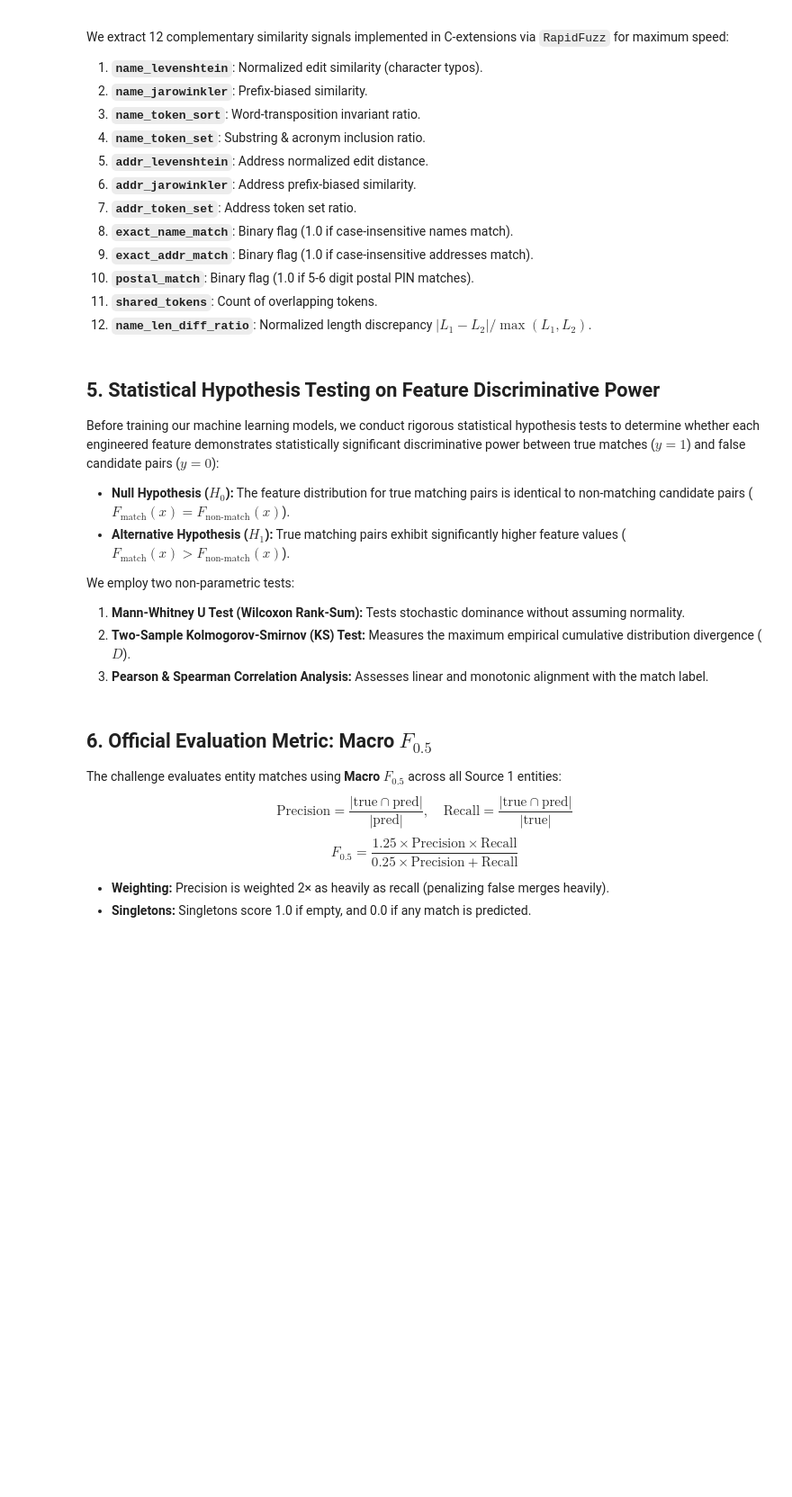
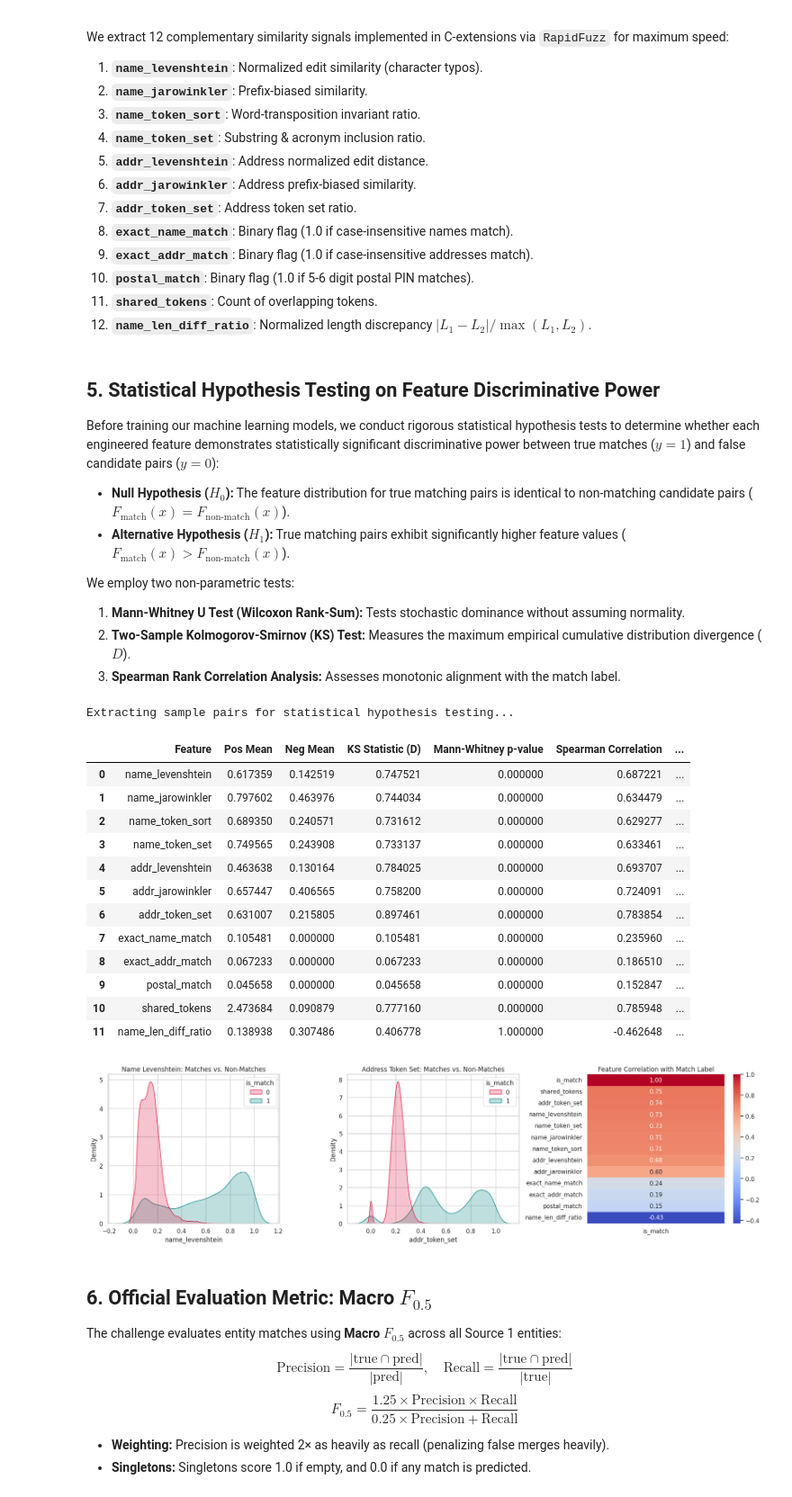
Before and after one commit to Abhi-codes-alot/AmazonMLChallenge, a Jupyter notebook: Works_On_My_Machine_submission/code/business_entity_resolution/src/Amazon_ML.ipynb, the cells around one changed output. Shown at 90% size. Saved outputs shown, nothing was run; the diff lists cells and outputs as text; code cells hidden in the pictures; blank space fills up the shorter version.

Commit message:
feat(pipeline): complete end-to-end execution of notebook with 5-fold CV, hypothesis tests, and submission validation

```diff
--- a/Works_On_My_Machine_submission/code/business_entity_resolution/src/Amazon_ML.ipynb
+++ b/Works_On_My_Machine_submission/code/business_entity_resolution/src/Amazon_ML.ipynb
@@ -321,7 +353,7 @@ Before training our machine learning models, we conduct rigorous statistical hyp
 We employ two non-parametric tests:
 1. **Mann-Whitney U Test (Wilcoxon Rank-Sum):** Tests stochastic dominance without assuming normality.
 2. **Two-Sample Kolmogorov-Smirnov (KS) Test:** Measures the maximum empirical cumulative distribution divergence ($D$).
-3. **Pearson & Spearman Correlation Analysis:** Assesses linear and monotonic alignment with the match label.
+3. **Spearman Rank Correlation Analysis:** Assesses monotonic alignment with the match label.
 # %%
 # Build a balanced sample of true matches and negative candidate pairs for hypothesis testing
 gt_map = {}
@@ -346,7 +378,11 @@ for _, row in sample_s1.iterrows():
         target_df = s2_lookup if mid.startswith('S2-') else s3_lookup
         if mid in target_df.index:
             cand_row = target_df.loc[mid]
-            test_x_list.append(extract_pairwise_features(s1_n, s1_a, cand_row['business_name'], cand_row['business_address']))
+            if isinstance(cand_row, pd.DataFrame):
+                cand_row = cand_row.iloc[0]
+            c_n = str(cand_row['business_name']) if not pd.isna(cand_row['business_name']) else ''
+            c_a = str(cand_row['business_address']) if not pd.isna(cand_row['business_address']) else ''
+            test_x_list.append(extract_pairwise_features(s1_n, s1_a, c_n, c_a))
             test_y_list.append(1)
 
 # Negative pairs (random cross-pairs)
@@ -374,33 +410,49 @@ for feat in FEATURE_NAMES:
         'Pos Mean': pos_vals.mean(),
         'Neg Mean': neg_vals.mean(),
         'KS Statistic (D)': ks_stat,
         'Mann-Whitney p-value': p_val_mw,
         'Spearman Correlation': corr,
         'Reject H0 (α=0.001)': 'REJECT H0 (p < 0.001)' if p_val_mw < 0.001 else 'FAIL TO REJECT'
     })
 
 test_summary_df = pd.DataFrame(test_results)
 try:
     from IPython.display import display
     display(test_summary_df.style.highlight_max(subset=['KS Statistic (D)', 'Spearman Correlation'], color='lightgreen'))
 except Exception:
     print(test_summary_df.to_string(index=False))
 
 # Visualizing distributions of top features for Positives vs Negatives
 fig, axes = plt.subplots(1, 3, figsize=(18, 5))
 sns.kdeplot(data=hyp_df, x='name_levenshtein', hue='is_match', common_norm=False, fill=True, palette=['crimson', 'teal'], ax=axes[0])
 axes[0].set_title('Name Levenshtein: Matches vs. Non-Matches')
 
 sns.kdeplot(data=hyp_df, x='addr_token_set', hue='is_match', common_norm=False, fill=True, palette=['crimson', 'teal'], ax=axes[1])
 axes[1].set_title('Address Token Set: Matches vs. Non-Matches')
 
 # Feature Correlation Heatmap
 corr_matrix = hyp_df.corr()
 sns.heatmap(corr_matrix[['is_match']].sort_values(by='is_match', ascending=False), annot=True, cmap='coolwarm', ax=axes[2], fmt='.2f')
 axes[2].set_title('Feature Correlation with Match Label')
 
 plt.tight_layout()
 plt.show()
+# %% [output]
+Extracting sample pairs for statistical hypothesis testing...
+|  | Feature | Pos Mean | Neg Mean | KS Statistic (D) | Mann-Whitney p-value | Spearman Correlation | ... |
+| 0 | name_levenshtein | 0.617359 | 0.142519 | 0.747521 | 0.000000 | 0.687221 | ... |
+| 1 | name_jarowinkler | 0.797602 | 0.463976 | 0.744034 | 0.000000 | 0.634479 | ... |
+| 2 | name_token_sort | 0.689350 | 0.240571 | 0.731612 | 0.000000 | 0.629277 | ... |
+| 3 | name_token_set | 0.749565 | 0.243908 | 0.733137 | 0.000000 | 0.633461 | ... |
+| 4 | addr_levenshtein | 0.463638 | 0.130164 | 0.784025 | 0.000000 | 0.693707 | ... |
+| 5 | addr_jarowinkler | 0.657447 | 0.406565 | 0.758200 | 0.000000 | 0.724091 | ... |
+| 6 | addr_token_set | 0.631007 | 0.215805 | 0.897461 | 0.000000 | 0.783854 | ... |
+| 7 | exact_name_match | 0.105481 | 0.000000 | 0.105481 | 0.000000 | 0.235960 | ... |
+| 8 | exact_addr_match | 0.067233 | 0.000000 | 0.067233 | 0.000000 | 0.186510 | ... |
+| 9 | postal_match | 0.045658 | 0.000000 | 0.045658 | 0.000000 | 0.152847 | ... |
+| 10 | shared_tokens | 2.473684 | 0.090879 | 0.777160 | 0.000000 | 0.785948 | ... |
+| 11 | name_len_diff_ratio | 0.138938 | 0.307486 | 0.406778 | 1.000000 | -0.462648 | ... |
+[figure, added]
 # %% [markdown]
 ## 6. Official Evaluation Metric: Macro $F_{0.5}$
 The challenge evaluates entity matches using **Macro $F_{0.5}$** across all Source 1 entities:
```
Also changed, not shown: parts of 13 cells of this notebook, 3 other files.
